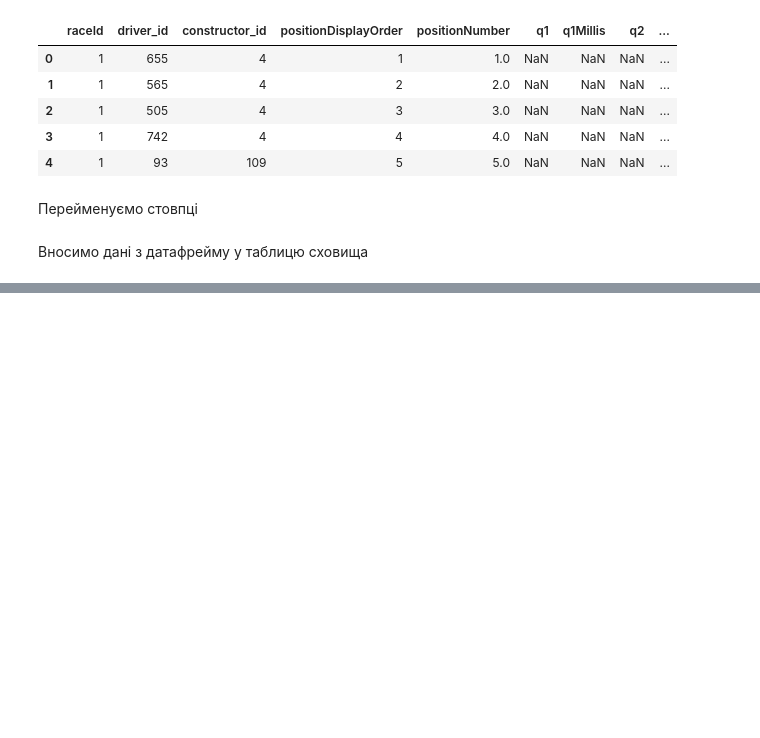
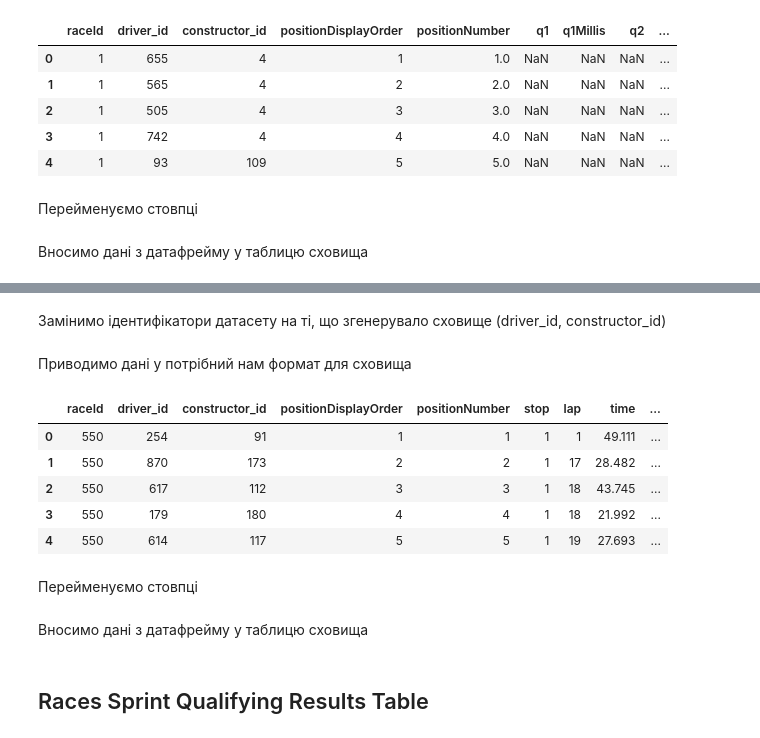
Before and after one commit to zagrebelnio/F1-Championship-Data-Analysis, a Jupyter notebook: storage/scripts/fact_tables.ipynb, the cells around one changed output, grey strips where cells are left out. Drawn from its saved outputs; the diff is of its cells as text; code cells hidden in the pictures; blank space fills up the shorter version.

Commit message:
feat: added scripts that add facts tables to storage

```diff
--- a/storage/scripts/fact_tables.ipynb
+++ b/storage/scripts/fact_tables.ipynb
@@ -200,0 +257,4 @@ insert_data(races_qualifying_results_df, 'races_qualifying_results')
+# %%
+races_pit_stops_df = pd.read_csv('../data/f1db-races-pit-stops.csv')
+races_pit_stops_df.head()
+races_pit_stops_df.info()
@@ -200,0 +279,19 @@ insert_data(races_qualifying_results_df, 'races_qualifying_results')
+# %% [markdown]
+Замінимо ідентифікатори датасету на ті, що згенерувало сховище (driver_id, constructor_id)
+# %%
+races_pit_stops_df['driver_id'] = races_pit_stops_df.merge(drivers_id_df, left_on='driverId', right_on='id', how='left')['dbId']
+races_pit_stops_df['constructor_id'] = races_pit_stops_df.merge(constructors_id_df, left_on='constructorId', right_on='id', how='left')['dbId']
+# %% [markdown]
+Приводимо дані у потрібний нам формат для сховища
+# %%
+races_pit_stops_df = races_pit_stops_df[['raceId', 'driver_id', 'constructor_id', 'positionDisplayOrder', 'positionNumber','stop', 'lap', 'time', 'timeMillis']]
+races_pit_stops_df.head()
+# %% [output]
+|  | raceId | driver_id | constructor_id | positionDisplayOrder | positionNumber | stop | lap | time | ... |
+| 0 | 550 | 254 | 91 | 1 | 1 | 1 | 1 | 49.111 | ... |
+| 1 | 550 | 870 | 173 | 2 | 2 | 1 | 17 | 28.482 | ... |
+| 2 | 550 | 617 | 112 | 3 | 3 | 1 | 18 | 43.745 | ... |
+| 3 | 550 | 179 | 180 | 4 | 4 | 1 | 18 | 21.992 | ... |
+| 4 | 550 | 614 | 117 | 5 | 5 | 1 | 19 | 27.693 | ... |
+# %% [markdown]
+Перейменуємо стовпці
@@ -200,0 +300,2 @@ insert_data(races_qualifying_results_df, 'races_qualifying_results')
+# %% [markdown]
+Вносимо дані з датафрейму у таблицю сховища
@@ -200,0 +304,2 @@ insert_data(races_qualifying_results_df, 'races_qualifying_results')
+# %% [markdown]
+## Races Sprint Qualifying Results Table
```
Also changed, not shown: parts of 83 cells of this notebook.
